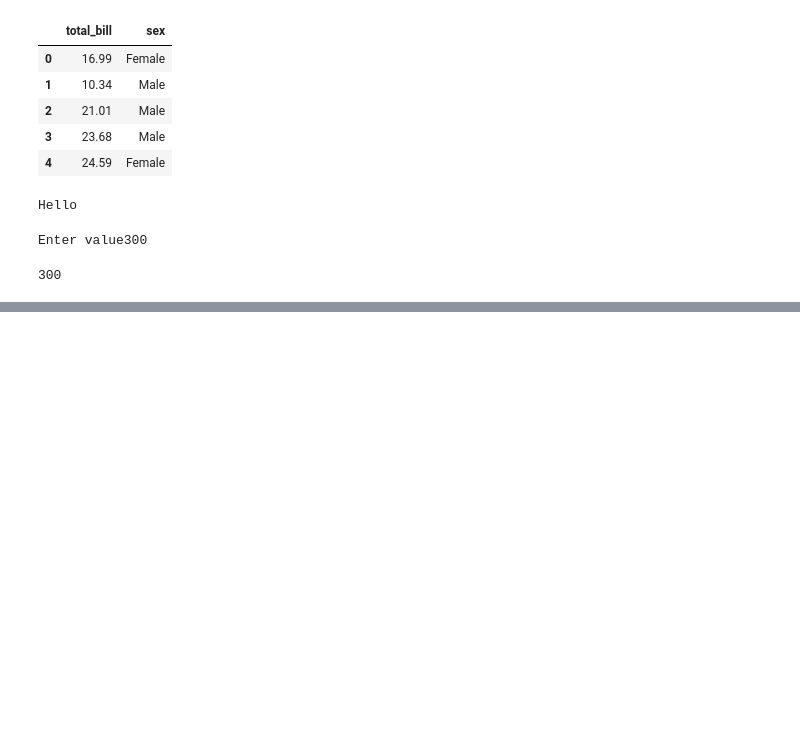
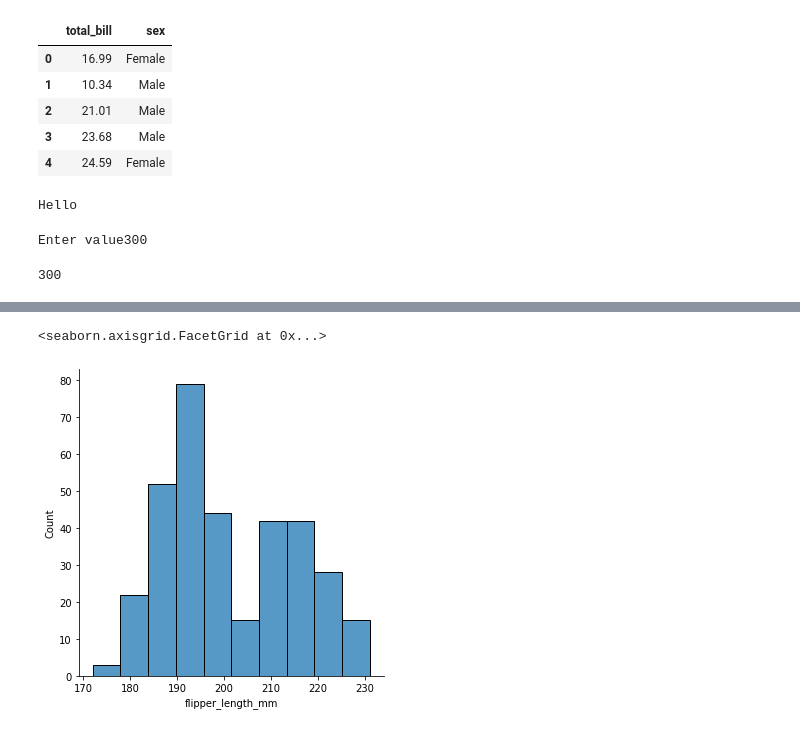
Before and after one commit to shahnawazm786/PythonPractice, a Jupyter notebook: Shahnawaz_Practice.ipynb, the cells around one changed output, grey strips where cells are left out. Drawn from its saved outputs; the diff is of its cells as text; code cells hidden in the pictures; blank space fills up the shorter version.

```diff
--- a/Shahnawaz_Practice.ipynb
+++ b/Shahnawaz_Practice.ipynb
@@ -113,0 +176,6 @@ m.output()
+# %%
+penguins = sns.load_dataset("penguins")
+sns.displot(penguins, x="flipper_length_mm")
+# %% [output]
+<seaborn.axisgrid.FacetGrid at 0x...>
+[figure, added]
```
Also changed, not shown: parts of 10 cells of this notebook.
